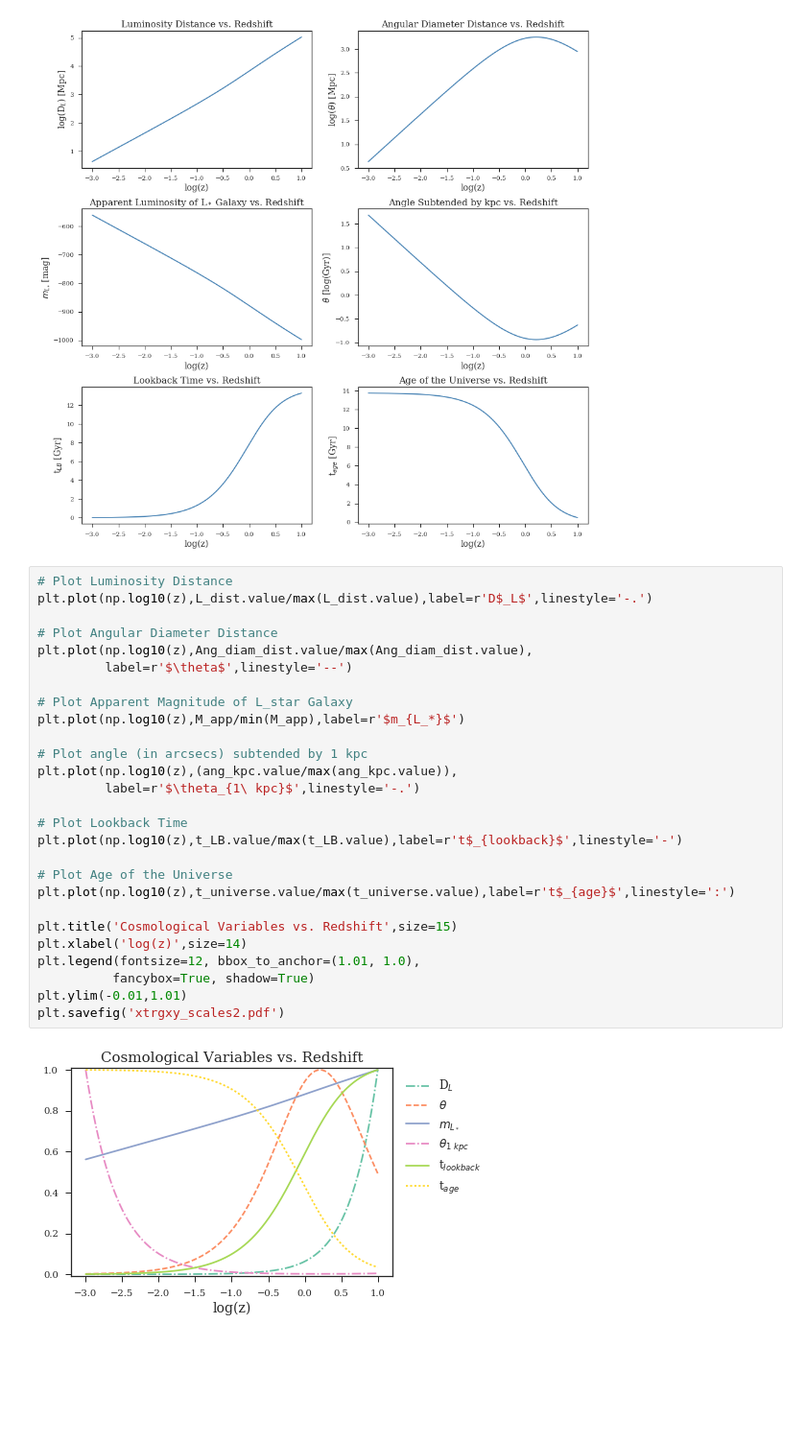
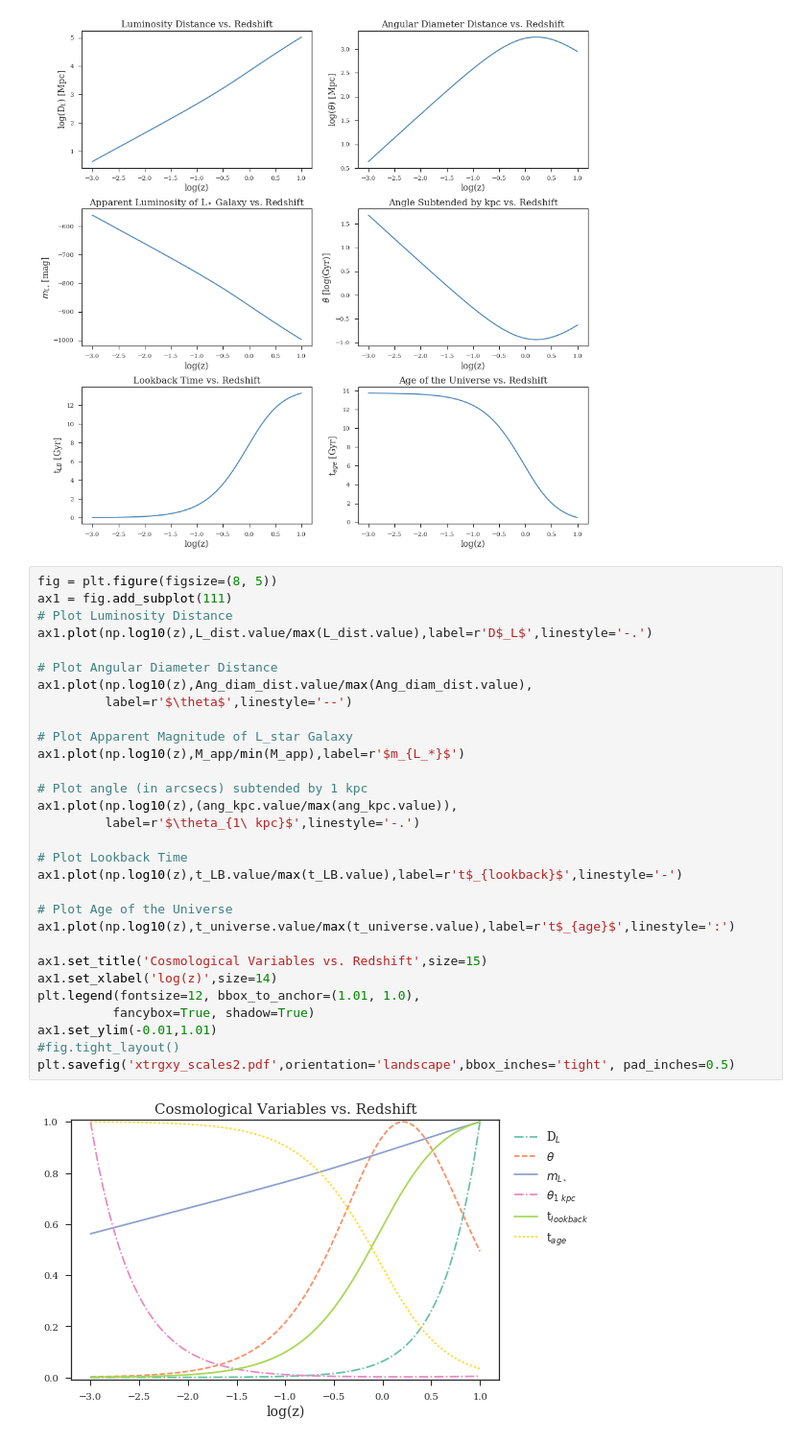
Before and after one commit to nnicolesanchez/AST512_EXOG_dalcanton, a Jupyter notebook: sanchez_problemset1.ipynb, the cells around one changed output. Shown at 96% size. Drawn from its saved outputs; the diff is of its cells as text; blank space fills up the shorter version.

```diff
--- a/sanchez_problemset1.ipynb
+++ b/sanchez_problemset1.ipynb
@@ -195,31 +195,34 @@ plt.savefig('xtrgxy_scales.pdf')
 # %% [output]
 [figure]
 # %%
+fig = plt.figure(figsize=(8, 5))
+ax1 = fig.add_subplot(111)
 # Plot Luminosity Distance
-plt.plot(np.log10(z),L_dist.value/max(L_dist.value),label=r'D$_L$',linestyle='-.')
+ax1.plot(np.log10(z),L_dist.value/max(L_dist.value),label=r'D$_L$',linestyle='-.')
 
 # Plot Angular Diameter Distance
-plt.plot(np.log10(z),Ang_diam_dist.value/max(Ang_diam_dist.value),
+ax1.plot(np.log10(z),Ang_diam_dist.value/max(Ang_diam_dist.value),
          label=r'$\theta$',linestyle='--')
 
 # Plot Apparent Magnitude of L_star Galaxy
-plt.plot(np.log10(z),M_app/min(M_app),label=r'$m_{L_*}$')
+ax1.plot(np.log10(z),M_app/min(M_app),label=r'$m_{L_*}$')
 
 # Plot angle (in arcsecs) subtended by 1 kpc
-plt.plot(np.log10(z),(ang_kpc.value/max(ang_kpc.value)),
+ax1.plot(np.log10(z),(ang_kpc.value/max(ang_kpc.value)),
          label=r'$\theta_{1\ kpc}$',linestyle='-.')
 
 # Plot Lookback Time
-plt.plot(np.log10(z),t_LB.value/max(t_LB.value),label=r't$_{lookback}$',linestyle='-')
+ax1.plot(np.log10(z),t_LB.value/max(t_LB.value),label=r't$_{lookback}$',linestyle='-')
 
 # Plot Age of the Universe
-plt.plot(np.log10(z),t_universe.value/max(t_universe.value),label=r't$_{age}$',linestyle=':')
+ax1.plot(np.log10(z),t_universe.value/max(t_universe.value),label=r't$_{age}$',linestyle=':')
 
-plt.title('Cosmological Variables vs. Redshift',size=15)
-plt.xlabel('log(z)',size=14)
+ax1.set_title('Cosmological Variables vs. Redshift',size=15)
+ax1.set_xlabel('log(z)',size=14)
 plt.legend(fontsize=12, bbox_to_anchor=(1.01, 1.0),
           fancybox=True, shadow=True)
-plt.ylim(-0.01,1.01)
-plt.savefig('xtrgxy_scales2.pdf')
+ax1.set_ylim(-0.01,1.01)
+#fig.tight_layout()
+plt.savefig('xtrgxy_scales2.pdf',orientation='landscape',bbox_inches='tight', pad_inches=0.5)
 # %% [output]
-[figure, old version]
+[figure, new version]
```
Also changed, not shown: 12 other files.
